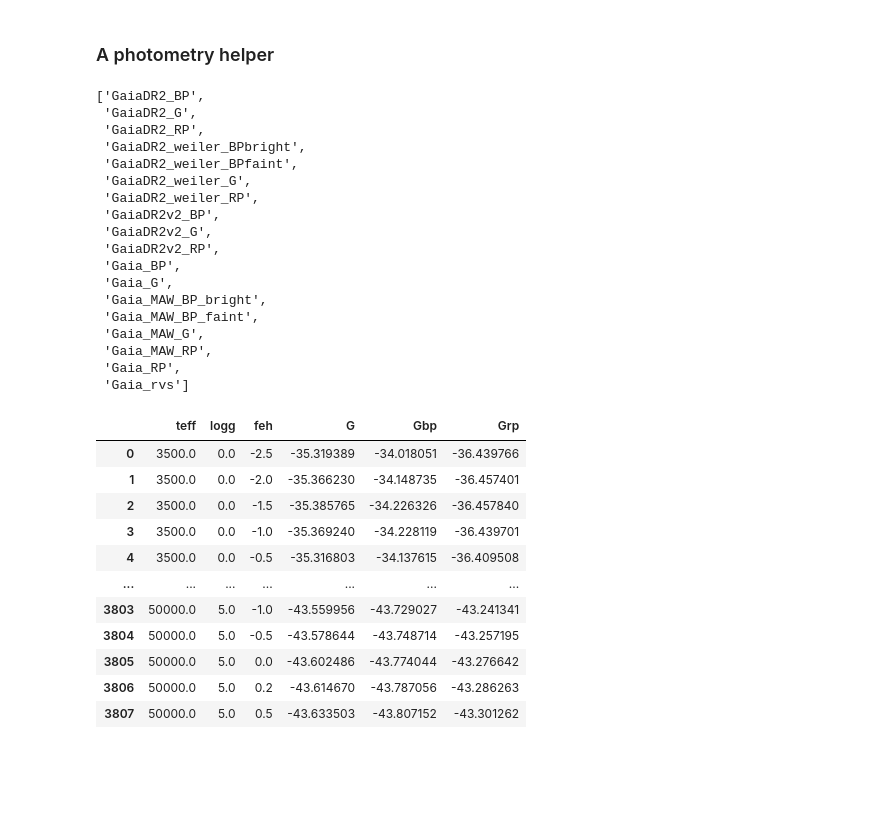
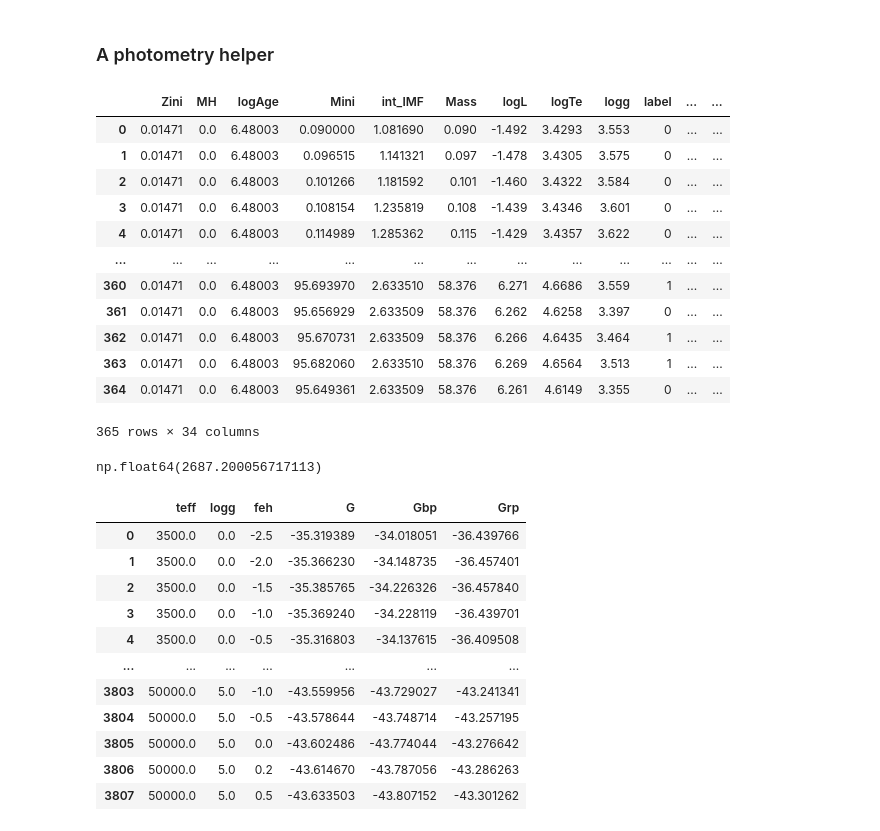
Before and after one commit to emilyhunt/gaianir-open-clusters, a Jupyter notebook: prototypes/photometry/dustapprox.ipynb, the cells around one changed output. Drawn from its saved outputs; the diff is of its cells as text; code cells hidden in the pictures; blank space fills up the shorter version.

```diff
--- a/prototypes/photometry/dustapprox.ipynb
+++ b/prototypes/photometry/dustapprox.ipynb
@@ -250,24 +250,39 @@ lib = pyphot.get_library()
-# %%
-lib.find("Gaia")
-# %% [output]
-['GaiaDR2_BP',
- 'GaiaDR2_G',
- 'GaiaDR2_RP',
- 'GaiaDR2_weiler_BPbright',
- 'GaiaDR2_weiler_BPfaint',
- 'GaiaDR2_weiler_G',
- 'GaiaDR2_weiler_RP',
- 'GaiaDR2v2_BP',
- 'GaiaDR2v2_G',
- 'GaiaDR2v2_RP',
- 'Gaia_BP',
- 'Gaia_G',
- 'Gaia_MAW_BP_bright',
- 'Gaia_MAW_BP_faint',
- 'Gaia_MAW_G',
- 'Gaia_MAW_RP',
- 'Gaia_RP',
- 'Gaia_rvs']
+# %%
+class Params:
+    log_age = np.log10(3e6)
+    metallicity = 0.0
+
+
+class Dummy:
+    parameters = Params()
+
+
+iso = load_isochrone(Dummy())
+iso["teff"] = 10 ** iso["logTe"]
+iso["lum"] = 10 ** iso["logL"] * constants.L_sun.value
+iso["radius"] = np.sqrt(
+    iso["lum"] / (4 * np.pi * constants.sigma_sb.value * iso["teff"] ** 4)
+)
+
+iso
+# %% [output]
+|  | Zini | MH | logAge | Mini | int_IMF | Mass | logL | logTe | logg | label | ... | ... |
+| 0 | 0.01471 | 0.0 | 6.48003 | 0.090000 | 1.081690 | 0.090 | -1.492 | 3.4293 | 3.553 | 0 | ... | ... |
+| 1 | 0.01471 | 0.0 | 6.48003 | 0.096515 | 1.141321 | 0.097 | -1.478 | 3.4305 | 3.575 | 0 | ... | ... |
+| 2 | 0.01471 | 0.0 | 6.48003 | 0.101266 | 1.181592 | 0.101 | -1.460 | 3.4322 | 3.584 | 0 | ... | ... |
+| 3 | 0.01471 | 0.0 | 6.48003 | 0.108154 | 1.235819 | 0.108 | -1.439 | 3.4346 | 3.601 | 0 | ... | ... |
+| 4 | 0.01471 | 0.0 | 6.48003 | 0.114989 | 1.285362 | 0.115 | -1.429 | 3.4357 | 3.622 | 0 | ... | ... |
+| ... | ... | ... | ... | ... | ... | ... | ... | ... | ... | ... | ... | ... |
+| 360 | 0.01471 | 0.0 | 6.48003 | 95.693970 | 2.633510 | 58.376 | 6.271 | 4.6686 | 3.559 | 1 | ... | ... |
+| 361 | 0.01471 | 0.0 | 6.48003 | 95.656929 | 2.633509 | 58.376 | 6.262 | 4.6258 | 3.397 | 0 | ... | ... |
+| 362 | 0.01471 | 0.0 | 6.48003 | 95.670731 | 2.633509 | 58.376 | 6.266 | 4.6435 | 3.464 | 1 | ... | ... |
+| 363 | 0.01471 | 0.0 | 6.48003 | 95.682060 | 2.633510 | 58.376 | 6.269 | 4.6564 | 3.513 | 1 | ... | ... |
+| 364 | 0.01471 | 0.0 | 6.48003 | 95.649361 | 2.633509 | 58.376 | 6.261 | 4.6149 | 3.355 | 0 | ... | ... |
+365 rows × 34 columns
+# %%
+iso['teff'].min()
+# %% [output]
+np.float64(2687.200056717113)
 # %%
 PHOTOMETRIC_GRID = result.query("A0==0.0 and alpha==0.0 and R0==3.1").reset_index(
     drop=True
```
Also changed, not shown: parts of 18 cells of this notebook, 9 other files.
